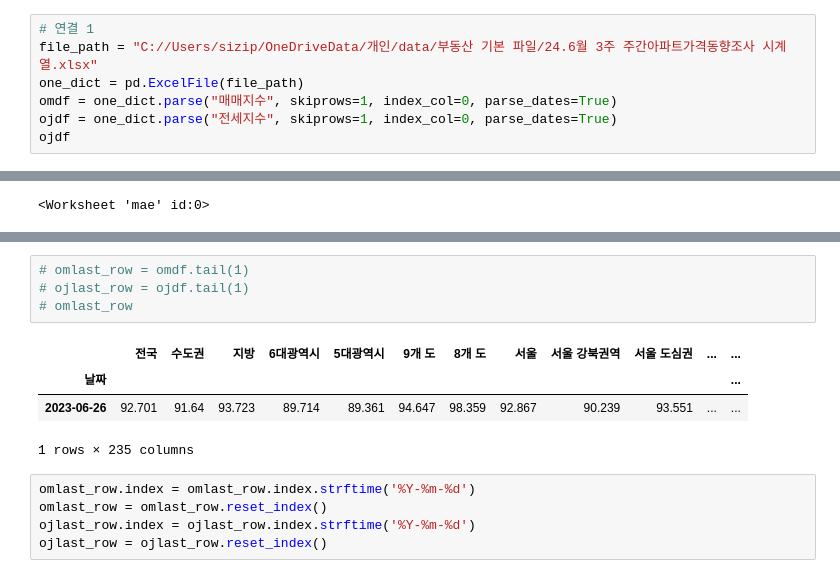
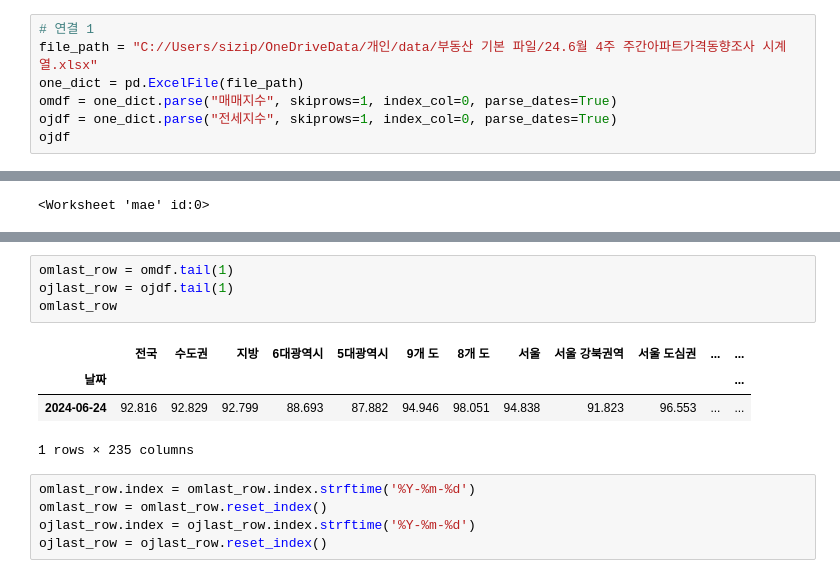
Before and after one commit to sizipusx/fundamental, a Jupyter notebook: jupyterlab/주간 부동산 업데이트.ipynb, the cells around one changed output, grey strips where cells are left out. Saved outputs shown, nothing was run; the diff lists cells and outputs as text.

```diff
--- a/jupyterlab/주간 부동산 업데이트.ipynb
+++ b/jupyterlab/주간 부동산 업데이트.ipynb
@@ -193,7 +193,7 @@ jsd
 ## 부동산원 주간
 # %%
 # 연결 1
-file_path = "C://Users/sizip/OneDriveData/개인/data/부동산 기본 파일/24.6월 3주 주간아파트가격동향조사 시계열.xlsx"
+file_path = "C://Users/sizip/OneDriveData/개인/data/부동산 기본 파일/24.6월 4주 주간아파트가격동향조사 시계열.xlsx"
 one_dict = pd.ExcelFile(file_path)
 omdf = one_dict.parse("매매지수", skiprows=1, index_col=0, parse_dates=True)
 ojdf = one_dict.parse("전세지수", skiprows=1, index_col=0, parse_dates=True)
@@ -322,11 +322,11 @@ num_rows
 # %%
-# omlast_row = omdf.tail(1)
-# ojlast_row = ojdf.tail(1)
-# omlast_row
+omlast_row = omdf.tail(1)
+ojlast_row = ojdf.tail(1)
+omlast_row
 # %% [output]
 |  | 전국 | 수도권 | 지방 | 6대광역시 | 5대광역시 | 9개 도 | 8개 도 | 서울 | 서울 강북권역 | 서울 도심권 | ... | ... |
 | 날짜 |  |  |  |  |  |  |  |  |  |  |  | ... |
-| 2023-06-26 | 92.701 | 91.64 | 93.723 | 89.714 | 89.361 | 94.647 | 98.359 | 92.867 | 90.239 | 93.551 | ... | ... |
+| 2024-06-24 | 92.816 | 92.829 | 92.799 | 88.693 | 87.882 | 94.946 | 98.051 | 94.838 | 91.823 | 96.553 | ... | ... |
 1 rows × 235 columns
 # %%
 omlast_row.index = omlast_row.index.strftime('%Y-%m-%d')
```
Also changed, not shown: parts of 20 cells of this notebook, 1 other file.
